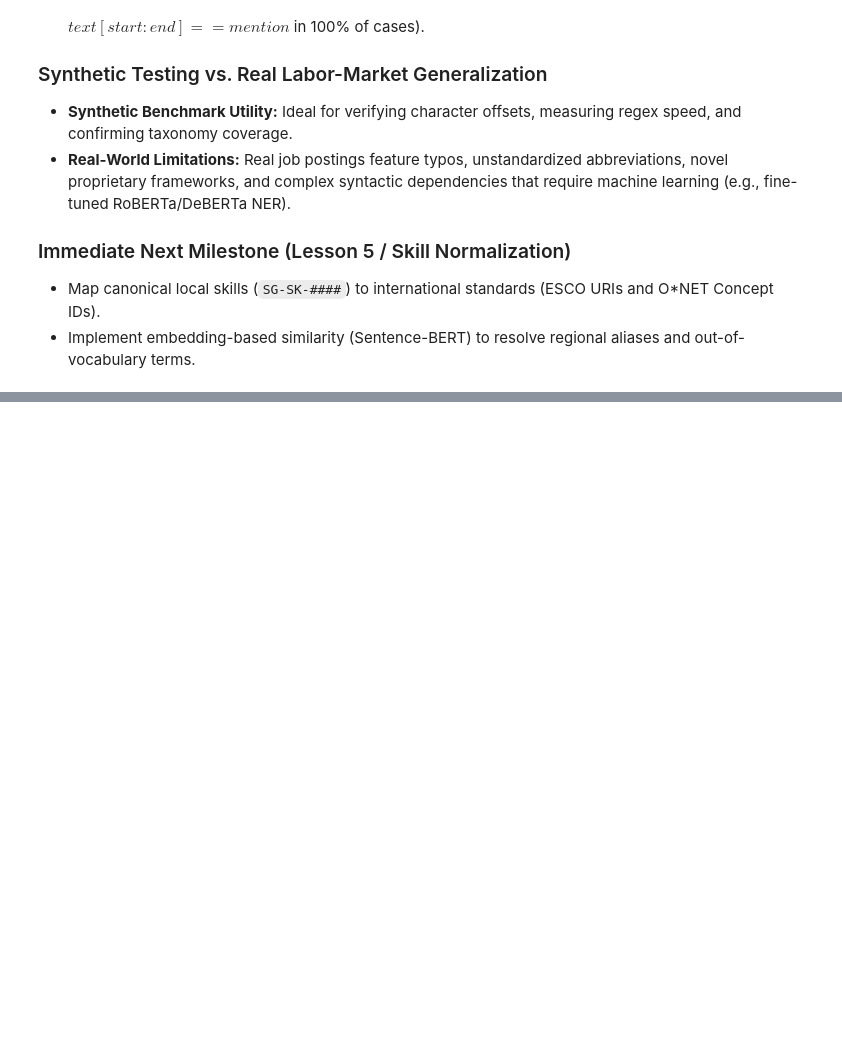
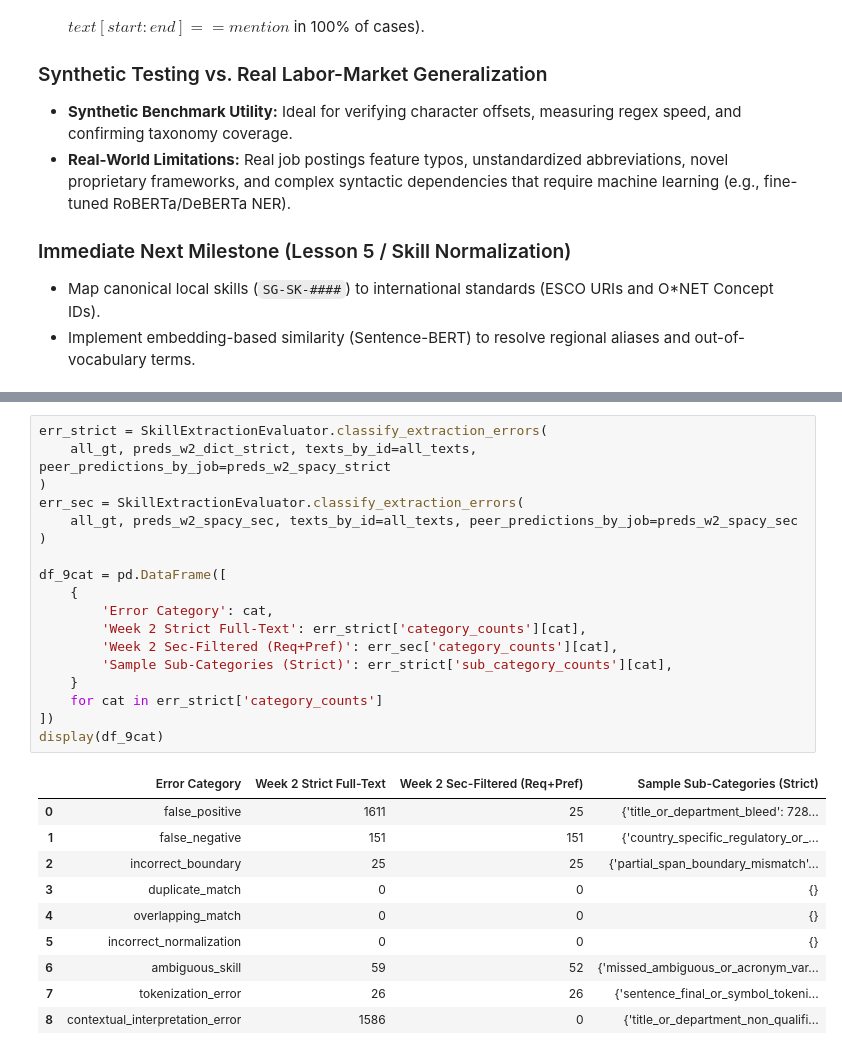
Before and after one commit to viraksak/SkillGraph, a Jupyter notebook: research/notebooks/04_skill_extraction.ipynb, the cells around one changed output, grey strips where cells are left out. Drawn from its saved outputs; the diff is of its cells as text; blank space fills up the shorter version.

Commit message:
update for early week2

```diff
--- a/research/notebooks/04_skill_extraction.ipynb
+++ b/research/notebooks/04_skill_extraction.ipynb
@@ -487,0 +565,29 @@ False Negative instances: 1
+# %%
+err_strict = SkillExtractionEvaluator.classify_extraction_errors(
+    all_gt, preds_w2_dict_strict, texts_by_id=all_texts, peer_predictions_by_job=preds_w2_spacy_strict
+)
+err_sec = SkillExtractionEvaluator.classify_extraction_errors(
+    all_gt, preds_w2_spacy_sec, texts_by_id=all_texts, peer_predictions_by_job=preds_w2_spacy_sec
+)
+
+df_9cat = pd.DataFrame([
+    {
+        'Error Category': cat,
+        'Week 2 Strict Full-Text': err_strict['category_counts'][cat],
+        'Week 2 Sec-Filtered (Req+Pref)': err_sec['category_counts'][cat],
+        'Sample Sub-Categories (Strict)': err_strict['sub_category_counts'][cat],
+    }
+    for cat in err_strict['category_counts']
+])
+display(df_9cat)
+# %% [output]
+|  | Error Category | Week 2 Strict Full-Text | Week 2 Sec-Filtered (Req+Pref) | Sample Sub-Categories (Strict) |
+| 0 | false_positive | 1611 | 25 | {'title_or_department_bleed': 728... |
+| 1 | false_negative | 151 | 151 | {'country_specific_regulatory_or_... |
+| 2 | incorrect_boundary | 25 | 25 | {'partial_span_boundary_mismatch'... |
+| 3 | duplicate_match | 0 | 0 | {} |
+| 4 | overlapping_match | 0 | 0 | {} |
+| 5 | incorrect_normalization | 0 | 0 | {} |
+| 6 | ambiguous_skill | 59 | 52 | {'missed_ambiguous_or_acronym_var... |
+| 7 | tokenization_error | 26 | 26 | {'sentence_final_or_symbol_tokeni... |
+| 8 | contextual_interpretation_error | 1586 | 0 | {'title_or_department_non_qualifi... |
```
Also changed, not shown: parts of 6 cells of this notebook, 22 other files.
